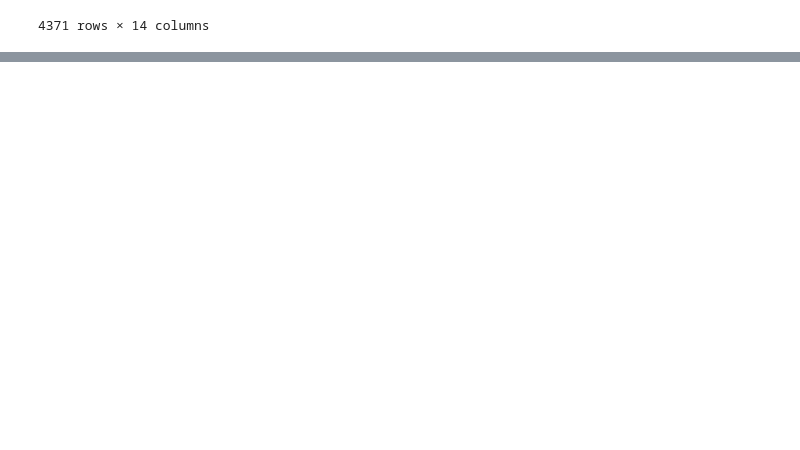
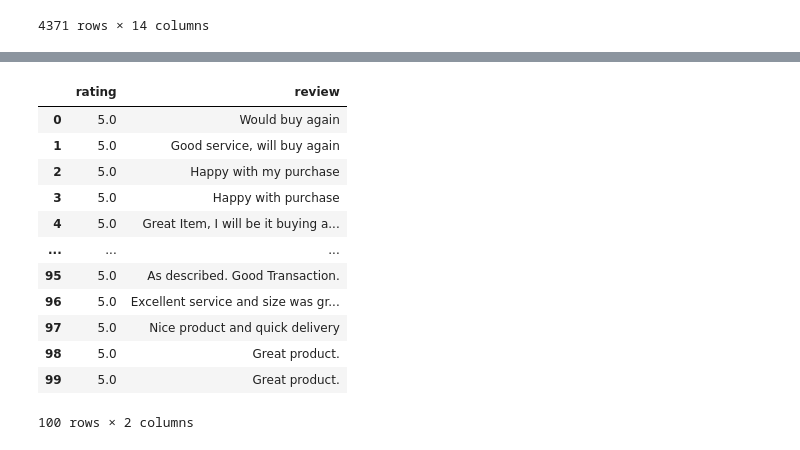
Before and after one commit to MecBonjourno/GPT-Ignition, a Jupyter notebook: initial.ipynb, the cells around one changed output, grey strips where cells are left out. Saved outputs shown, nothing was run; the diff lists cells and outputs as text; code cells hidden in the pictures; blank space fills up the shorter version.

```diff
--- a/initial.ipynb
+++ b/initial.ipynb
@@ -235,0 +309,16 @@ winback=review_and_rating('disappointed', 1.0)
+# %%
+repurchase_list
+# %% [output]
+|  | rating | review |
+| 0 | 5.0 | Would buy again |
+| 1 | 5.0 | Good service, will buy again |
+| 2 | 5.0 | Happy with my purchase |
+| 3 | 5.0 | Happy with purchase |
+| 4 | 5.0 | Great Item, I will be it buying a... |
+| ... | ... | ... |
+| 95 | 5.0 | As described. Good Transaction. |
+| 96 | 5.0 | Excellent service and size was gr... |
+| 97 | 5.0 | Nice product and quick delivery |
+| 98 | 5.0 | Great product. |
+| 99 | 5.0 | Great product. |
+100 rows × 2 columns
```
Also changed, not shown: parts of 55 cells of this notebook.
